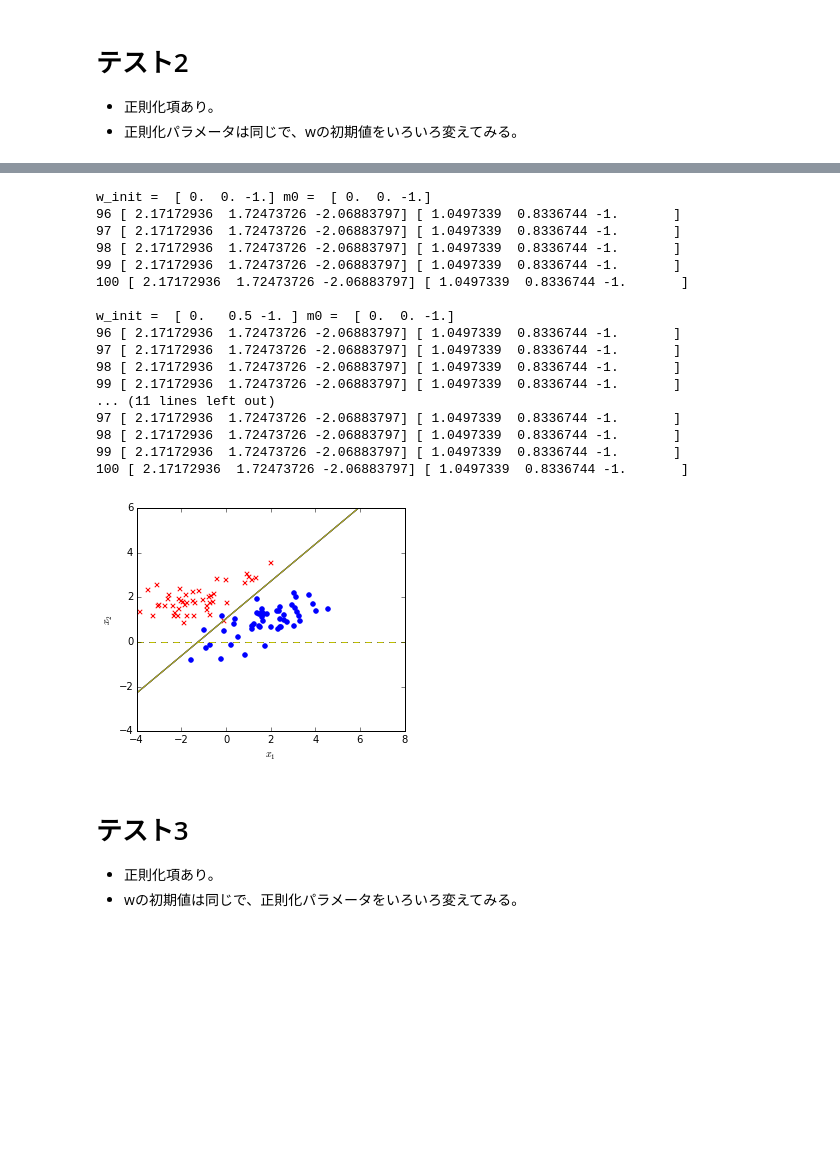
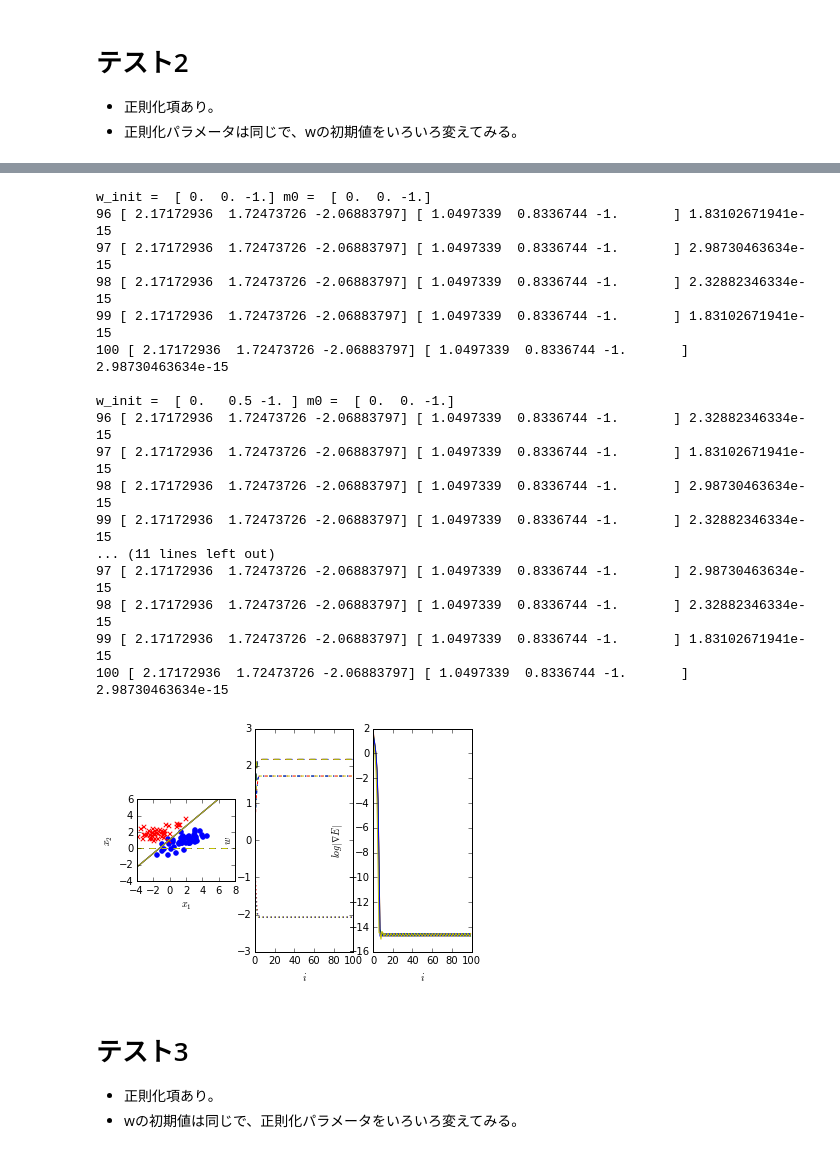
Before and after one commit to directorscut82/osaka_prml_reading, a Jupyter notebook: ipynb/PRML4.3-4.5_Logistic_Regression.ipynb, the cells around one changed output, grey strips where cells are left out. Cells and saved outputs as stored; diff of their text form; code cells hidden in the pictures; blank space fills up the shorter version.

```diff
--- a/ipynb/PRML4.3-4.5_Logistic_Regression.ipynb
+++ b/ipynb/PRML4.3-4.5_Logistic_Regression.ipynb
@@ -120,8 +146,9 @@ def test(x, t, c, m0=None, S0inv=None, w_init=None, iter=100):
 - wの初期値をいろいろ変えてみる。
 # %%
 # データ集合その1の場合
-plot_data(x_1, t_1)
+fig, axes = plt.subplots(1, 3)
+plot_data(axes[0], x_1, t_1)
 for w_init, c in zip(ws, colors):
-    test(x_1, t_1, c, w_init=w_init, iter=100)
+    test(x_1, t_1, c, axes, w_init=w_init, iter=100)
 # %% [output]
 w_init =  [ 0.  0. -1.] m0 =  None
@@ -144,0 +172,6 @@ w_init =  [ 0.   0.5 -1. ] m0 =  None
+# %%
+# データ集合その1の場合 - 繰り返し回数を減らす
+fig, axes = plt.subplots(1, 3)
+plot_data(axes[0], x_1, t_1)
+for w_init, c in zip(ws, colors):
+    test(x_1, t_1, c, axes, w_init=w_init, iter=40)
@@ -145,7 +197,8 @@ w_init =  [ 0.   0.5 -1. ] m0 =  None
 # %%
 # データ集合その2の場合
-plot_data(x_2, t_2)
+fig, axes = plt.subplots(1, 3)
+plot_data(axes[0], x_2, t_2)
 for w_init, c in zip(ws, colors):
-    test(x_2, t_2, c, w_init=w_init, iter=100)
+    test(x_2, t_2, c, axes, w_init=w_init, iter=100)
 # %% [output]
 w_init =  [ 0.  0. -1.] m0 =  None
@@ -172,8 +225,9 @@ w_init =  [ 0.   0.5 -1. ] m0 =  None
 - 正則化パラメータは同じで、wの初期値をいろいろ変えてみる。
 # %%
 # データ集合その1の場合
-plot_data(x_1, t_1)
+fig, axes = plt.subplots(1, 3)
+plot_data(axes[0], x_1, t_1)
 for w_init, c in zip(ws, colors):
-    test(x_1, t_1, c, w_init=w_init, m0=m0s[0], S0inv=I, iter=100)
+    test(x_1, t_1, c, axes, w_init=w_init, m0=m0s[0], S0inv=I, iter=100)
 # %% [output]
 w_init =  [ 0.  0. -1.] m0 =  [ 0.  0. -1.]
@@ -197,27 +251,28 @@ w_init =  [ 0.   0.5 -1. ] m0 =  [ 0.  0. -1.]
 # %%
 # データ集合その2の場合
-plot_data(x_2, t_2)
+fig, axes = plt.subplots(1, 3)
+plot_data(axes[0], x_2, t_2)
 for w_init, c in zip(ws, colors):
-    test(x_2, t_2, c, w_init=w_init, m0=m0s[0], S0inv=I, iter=100)
+    test(x_2, t_2, c, axes, w_init=w_init, m0=m0s[0], S0inv=I, iter=100)
 # %% [output]
 w_init =  [ 0.  0. -1.] m0 =  [ 0.  0. -1.]
-96 [ 2.17172936  1.72473726 -2.06883797] [ 1.0497339  0.8336744 -1.       ]
-97 [ 2.17172936  1.72473726 -2.06883797] [ 1.0497339  0.8336744 -1.       ]
-98 [ 2.17172936  1.72473726 -2.06883797] [ 1.0497339  0.8336744 -1.       ]
-99 [ 2.17172936  1.72473726 -2.06883797] [ 1.0497339  0.8336744 -1.       ]
-100 [ 2.17172936  1.72473726 -2.06883797] [ 1.0497339  0.8336744 -1.       ]
+96 [ 2.17172936  1.72473726 -2.06883797] [ 1.0497339  0.8336744 -1.       ] 1.83102671941e-15
+97 [ 2.17172936  1.72473726 -2.06883797] [ 1.0497339  0.8336744 -1.       ] 2.98730463634e-15
+98 [ 2.17172936  1.72473726 -2.06883797] [ 1.0497339  0.8336744 -1.       ] 2.32882346334e-15
+99 [ 2.17172936  1.72473726 -2.06883797] [ 1.0497339  0.8336744 -1.       ] 1.83102671941e-15
+100 [ 2.17172936  1.72473726 -2.06883797] [ 1.0497339  0.8336744 -1.       ] 2.98730463634e-15
 
 w_init =  [ 0.   0.5 -1. ] m0 =  [ 0.  0. -1.]
-96 [ 2.17172936  1.72473726 -2.06883797] [ 1.0497339  0.8336744 -1.       ]
-97 [ 2.17172936  1.72473726 -2.06883797] [ 1.0497339  0.8336744 -1.       ]
-98 [ 2.17172936  1.72473726 -2.06883797] [ 1.0497339  0.8336744 -1.       ]
-99 [ 2.17172936  1.72473726 -2.06883797] [ 1.0497339  0.8336744 -1.       ]
+96 [ 2.17172936  1.72473726 -2.06883797] [ 1.0497339  0.8336744 -1.       ] 2.32882346334e-15
+97 [ 2.17172936  1.72473726 -2.06883797] [ 1.0497339  0.8336744 -1.       ] 1.83102671941e-15
+98 [ 2.17172936  1.72473726 -2.06883797] [ 1.0497339  0.8336744 -1.       ] 2.98730463634e-15
+99 [ 2.17172936  1.72473726 -2.06883797] [ 1.0497339  0.8336744 -1.       ] 2.32882346334e-15
 ... (11 lines left out)
-97 [ 2.17172936  1.72473726 -2.06883797] [ 1.0497339  0.8336744 -1.       ]
-98 [ 2.17172936  1.72473726 -2.06883797] [ 1.0497339  0.8336744 -1.       ]
-99 [ 2.17172936  1.72473726 -2.06883797] [ 1.0497339  0.8336744 -1.       ]
-100 [ 2.17172936  1.72473726 -2.06883797] [ 1.0497339  0.8336744 -1.       ]
+97 [ 2.17172936  1.72473726 -2.06883797] [ 1.0497339  0.8336744 -1.       ] 2.98730463634e-15
+98 [ 2.17172936  1.72473726 -2.06883797] [ 1.0497339  0.8336744 -1.       ] 2.32882346334e-15
+99 [ 2.17172936  1.72473726 -2.06883797] [ 1.0497339  0.8336744 -1.       ] 1.83102671941e-15
+100 [ 2.17172936  1.72473726 -2.06883797] [ 1.0497339  0.8336744 -1.       ] 2.98730463634e-15
-[figure, old version]
+[figure, new version]
 # %% [markdown]
 # テスト3
 - 正則化項あり。
```
Also changed, not shown: parts of 12 cells of this notebook.
